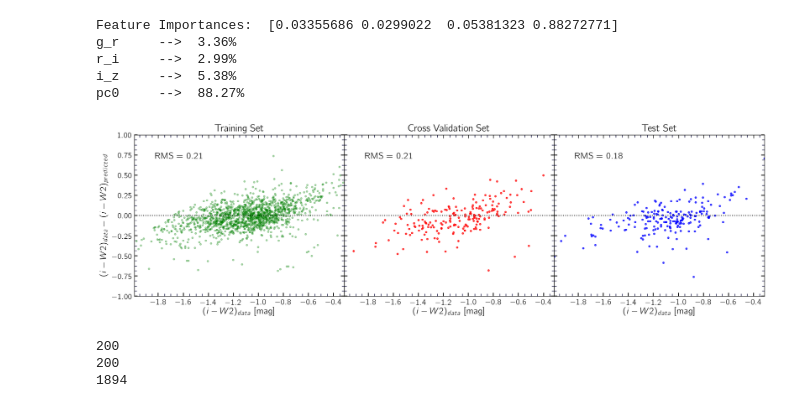
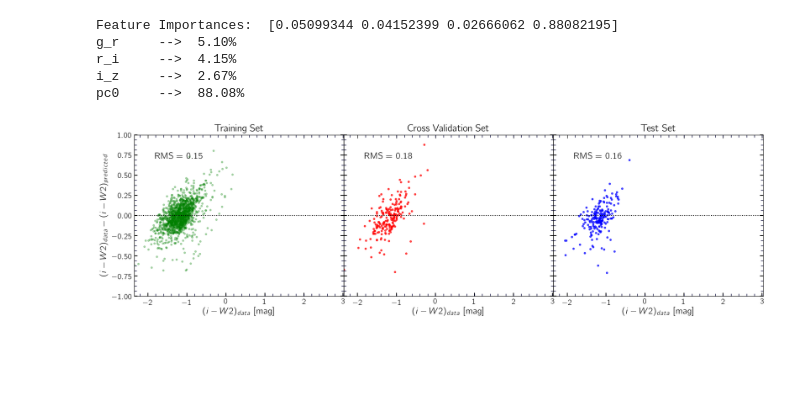
Before and after one commit to ekourkchi/reddening, a Jupyter notebook: playing_with_Random_Forest.ipynb, the cells around one changed output. Cells and saved outputs as stored; diff of their text form; code cells hidden in the pictures; blank space fills up the shorter version.

```diff
--- a/playing_with_Random_Forest.ipynb
+++ b/playing_with_Random_Forest.ipynb
@@ -77,21 +77,24 @@ def makePlot(x_trn, y_trn, p_y_trn, x_cvl, y_cvl, p_y_cvl, x_tst, y_tst, p_y_tst
     ax.plot(y_trn, delta, 'g.', alpha=0.3)
     ax.set_title('Training Set', fontsize=18)
     ax.set_ylabel(ylabel, fontsize=16)
-    ax.text(x0,y0, 'RMS = '+'%.2f'%np.std(delta), fontsize=16, color='k')
+    sigma = np.std(delta[np.where(np.abs(delta)<0.5)])
+    ax.text(x0,y0, 'RMS = '+'%.2f'%sigma, fontsize=16, color='k')
 
     delta = y_cvl-p_y_cvl
     ax = ax_list[1]
     ax.plot(y_cvl, delta, 'r.', alpha=0.7)
     ax.set_title('Cross Validation Set', fontsize=18)
     plt.setp(ax.get_yticklabels(), visible=False)
-    ax.text(x0,y0, 'RMS = '+'%.2f'%np.std(delta), fontsize=16, color='k')
+    sigma = np.std(delta[np.where(np.abs(delta)<0.5)])
+    ax.text(x0,y0, 'RMS = '+'%.2f'%sigma, fontsize=16, color='k')
 
     delta = y_tst-p_y_tst
     ax = ax_list[2]
     ax.plot(y_tst, delta, 'b.', alpha=0.7)
     ax.set_title('Test Set', fontsize=18)
     plt.setp(ax.get_yticklabels(), visible=False)
-    ax.text(x0,y0, 'RMS = '+'%.2f'%np.std(delta), fontsize=16, color='k')
+    sigma = np.std(delta[np.where(np.abs(delta)<0.5)])
+    ax.text(x0,y0, 'RMS = '+'%.2f'%sigma, fontsize=16, color='k')
 
     for ax in ax_list:
 
@@ -140,51 +143,43 @@ table = np.genfromtxt(inFile , delimiter=',', filling_values=-1, names=True, dty
 ## Seed_cross: Random seed number to choose the cross validation sample
 ##                     (can be changed to see the algorithm performance)
 table_tst, table_cvl, table_trn = prepareSamples(table, Seed_cross=200, N_cross=200)
-
+import pylab as py
 
 ################################ Feature selection, regression parameters
 features = ['g_r', 'r_i', 'i_z', 'pc0']
-output   = 'i_w2'
+output   = 'z_w2'
 max_depth=2000
 n_estimators=2000
 max_features=len(features)
 min_samples_leaf=15
 bootstrap=True
 ################################ Regression (Random Forest)
 regr, x_trn, y_trn, p_y_trn, x_cvl, y_cvl, p_y_cvl, x_tst, y_tst, p_y_tst = esn_RForest( \
     table_tst, table_cvl, table_trn, \
         features, output, \
             max_features=max_features, min_samples_leaf=min_samples_leaf, bootstrap=bootstrap)
 importances = regr.feature_importances_
 print 'Feature Importances: ', importances
 for j in range(len(features)):
     if features[j]!='logWimx':
         print features[j], '\t-->  '+'%.2f'%(importances[j]*100)+'%'
     else: print features[j], '-->  '+'%.2f'%(importances[j]*100)+'%'
 
 ################################ Plotting
 text     = 'i-W2'
 text_unit = 'mag'
-x0 = np.min(table_tst[output])
-x1 = np.max(table_tst[output])
+x0 = np.min(table_trn[output])
+x1 = np.max(table_trn[output])
 xlabel = r'$('+text+')'+'_{data}$'+'   ['+text_unit+']'
 ylabel = r'$('+text+')'+'_{data}'+'-'+'('+text+')'+'_{predicted}$'
 xlim = [x0,x1]
 ylim = [-1,1]
 makePlot(x_trn, y_trn, p_y_trn, x_cvl, y_cvl, p_y_cvl, x_tst, y_tst, p_y_tst, \
         xlim, ylim, xlabel, ylabel, plotName='RF_grIz_mu50_logWimx_c21w')
 # %% [output]
-Feature Importances:  [0.03355686 0.0299022  0.05381323 0.88272771]
-g_r     -->  3.36%
-r_i     -->  2.99%
-i_z     -->  5.38%
-pc0     -->  88.27%
+Feature Importances:  [0.05099344 0.04152399 0.02666062 0.88082195]
+g_r     -->  5.10%
+r_i     -->  4.15%
+i_z     -->  2.67%
+pc0     -->  88.08%
-[figure, old version]
+[figure, new version]
-# %%
-print len(table_tst['pgc'])
-print len(table_cvl['pgc'])
-print len(table["Wba"])
-# %% [output]
-200
-200
-1894
```
Also changed, not shown: parts of 13 cells of this notebook, 3 other files.
